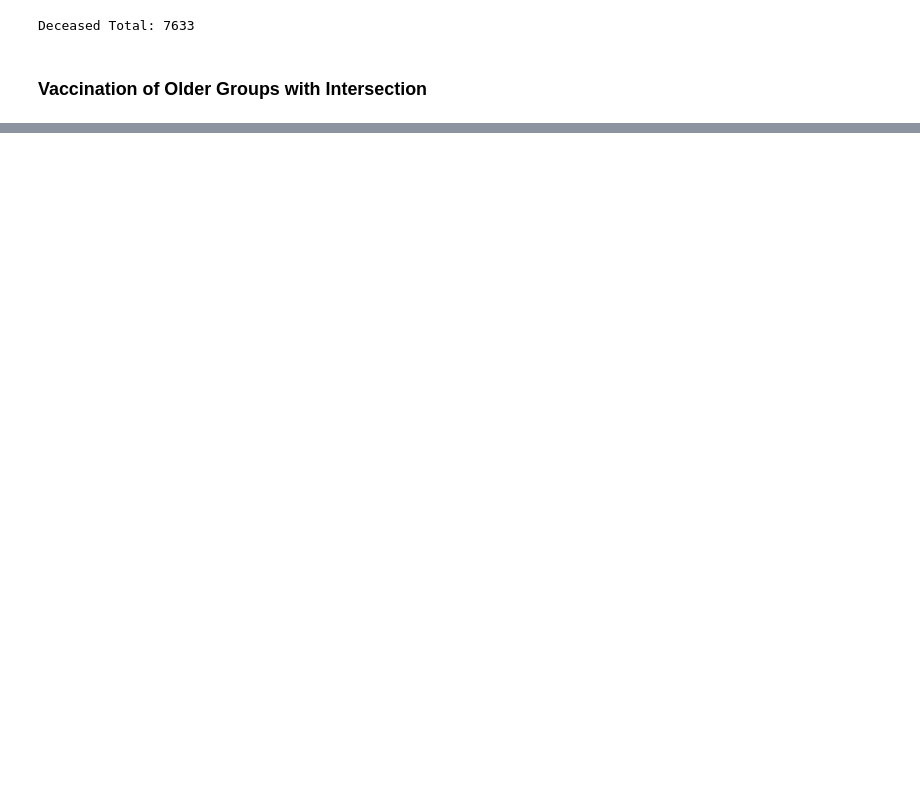
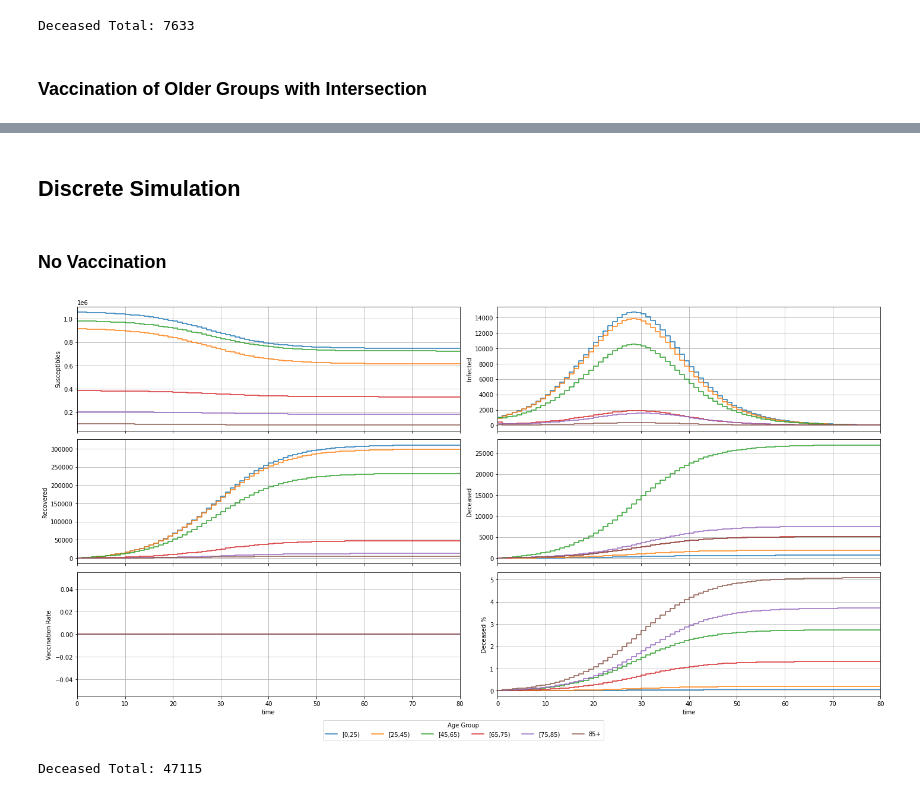
Before and after one commit to GuiBeal-Academy/MPC-COVID-19, a Jupyter notebook: notebook.ipynb, the cells around one changed output, grey strips where cells are left out. Saved outputs shown, nothing was run; the diff lists cells and outputs as text; code cells hidden in the pictures; blank space fills up the shorter version.

Commit message:
Discrete simulation, grid plot

```diff
--- a/notebook.ipynb
+++ b/notebook.ipynb
@@ -310 +271,41 @@ print(f'Deceased Total: {D_total:.0f}')
 Deceased Total: 7616
+# %% [markdown]
+## Discrete Simulation
+# %% [markdown]
+### No Vaccination
+# %%
+def u(t, y):
+  return np.zeros(n_a)
+
+def system(t, y, l, g_R, g_D):
+  S, I, R, D = unwrap(y)
+  S_ = S - l * S * (C @ I) - u(t, y)
+  I_ = I + l * S * (C @ I) - (g_R + g_D) * I
+  R_ = R + g_R * I + u(t, y)
+  D_ = D + g_D * I
+  return wrap(S_, I_, R_, D_)
+
+t = np.linspace(0, 80, 81)
+y_0 = wrap(S_0, I_0, R_0, D_0)
+
+y = np.empty((4*n_a,81))
+for i, t_ in enumerate(t):
+  if i == 0:
+    y[:,i] = y_0
+  else:
+    y[:,i] = system(t_, y[:,i-1], l, g_R, g_D)
+
+S, I, R, D = unwrap(y)
+
+U = np.zeros(S.shape)
+for i, t_ in enumerate(t):
+  y_ = y[:,i]
+  U[:,i] = u(t_, y_)
+
+plot(t, y, U, ds='steps-post')
+
+D_total = sum(D[:,-1])
+print(f'Deceased Total: {D_total:.0f}')
+# %% [output]
+[figure, added]
+Deceased Total: 47115
```
Also changed, not shown: parts of 8 cells of this notebook.
